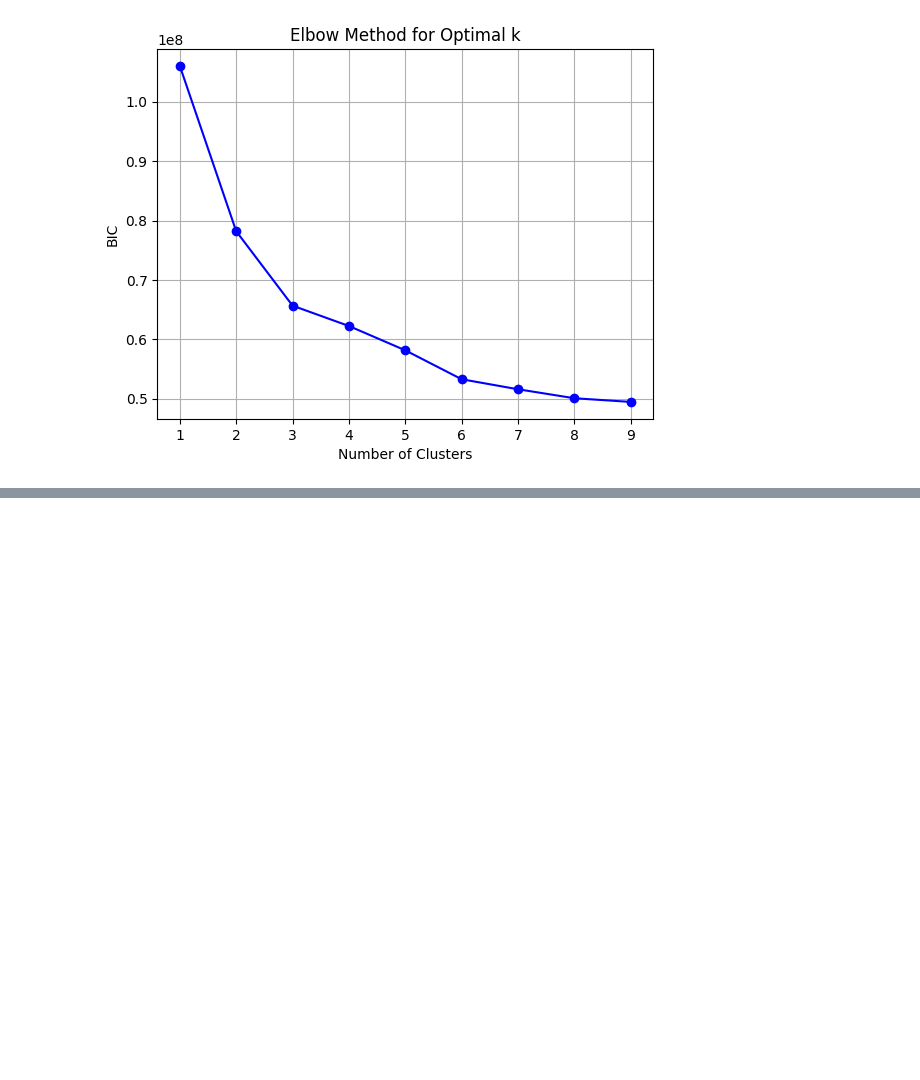
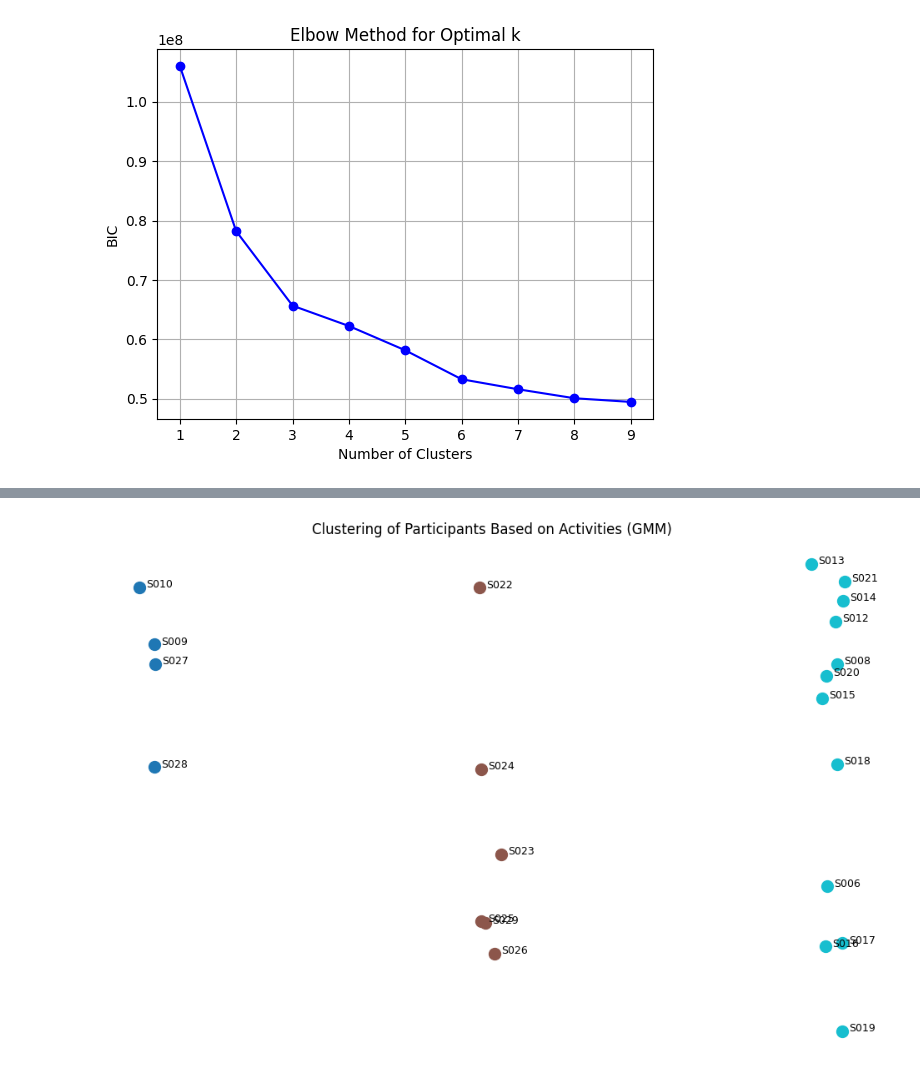
Before and after one commit to miltiadiss/Data-Mining, a Jupyter notebook: question_3.ipynb, the cells around one changed output, grey strips where cells are left out. Drawn from its saved outputs; the diff is of its cells as text; code cells hidden in the pictures; blank space fills up the shorter version.

```diff
--- a/question_3.ipynb
+++ b/question_3.ipynb
@@ -527,0 +456,63 @@ Cluster 3: [-0.10534744  0.12388885 -0.22083051  0.59325248  0.11217892  0.76872
+# %%
+
+# Επιλογή κατάλληλου πληθους συστάδων
+optimal = 3
+
+# Εφαρμογή του Gaussian Mixture Model
+gmm = GaussianMixture(n_components=optimal, random_state=42)
+gmm.fit(all_data_scaled)
+
+# Εκτύπωση των κεντροειδών των συστάδων
+print("Cluster Centers (GMM):")
+for i, center in enumerate(gmm.means_):
+    print(f"Cluster {i + 1}: {center}")
+
+# Δημιουργία DataFrame με τις μέσες τιμές για κάθε συμμετέχοντα
+mean_values_list = [np.mean(data, axis=0) for data in all_data]
+mean_values_df = pd.DataFrame(mean_values_list, columns=columns, index=[os.path.splitext(f)[0] for f in file_names])
+
+# Κανονικοποίηση των μέσων τιμών
+scaler = StandardScaler()
+mean_values_scaled = scaler.fit_transform(mean_values_df)
+
+# Υπολογισμός αποστάσεων από τα κεντροειδή
+distances = np.linalg.norm(mean_values_scaled[:, np.newaxis] - gmm.means_, axis=2)
+
+# Αντιστοίχιση κάθε συμμετέχοντα στη συστάδα με την ελάχιστη απόσταση
+cluster_assignments = np.argmin(distances, axis=1)
+
+# Δημιουργία DataFrame με τα αρχεία και τις αντίστοιχες συστάδες
+clusters_df = pd.DataFrame({'filename': mean_values_df.index, 'cluster': cluster_assignments})
+
+# Ομαδοποίηση και εκτύπωση των αρχείων ανά συστάδα
+grouped = clusters_df.groupby('cluster')['filename'].apply(list)
+
+print("\nPlacement of Participants in Clusters (GMM):")
+for cluster, files in grouped.items():
+    print(f"Cluster {cluster}:")
+    for file in files:
+        print(f"  {file}")
+
+# Οπτικοποίηση των συστάδων και των σημείων των συμμετεχόντων
+plt.figure(figsize=(12, 8))
+
+# Δημιουργία χρωματικής παλέτας για τις συστάδες
+unique_labels = set(cluster_assignments)
+colors = plt.cm.get_cmap('tab10', len(unique_labels)).colors
+
+# Προσθήκη των σημείων στις συντεταγμένες ανά συστάδα
+for i, assignment in enumerate(cluster_assignments):
+    cluster = assignment
+    x = cluster + np.random.rand() * 0.1 - 0.05  # Μικρή τυχαία μετατόπιση
+    y = np.random.rand() * 0.1 - 0.05  # Μικρή τυχαία μετατόπιση
+    plt.scatter(x, y, s=100, color=colors[cluster % len(colors)], label=f'Cluster {cluster + 1}' if i == 0 else "")
+    plt.text(x + 0.02, y, clusters_df['filename'][i], fontsize=9, ha='left')  # Σταθερή μετατόπιση για την ετικέτα
+
+# Προσθήκη υπομνήματος
+for cluster in unique_labels:
+    plt.scatter([], [], color=colors[cluster % len(colors)], label=f'Cluster {cluster + 1}')
+
+plt.title('Clustering of Participants Based on Activities (GMM)')
+plt.axis('off')
+plt.show()
+# %% [output]
@@ -527,0 +536 @@ Cluster 3: [-0.10534744  0.12388885 -0.22083051  0.59325248  0.11217892  0.76872
+[figure, added]
```
Also changed, not shown: parts of 2 cells of this notebook.
